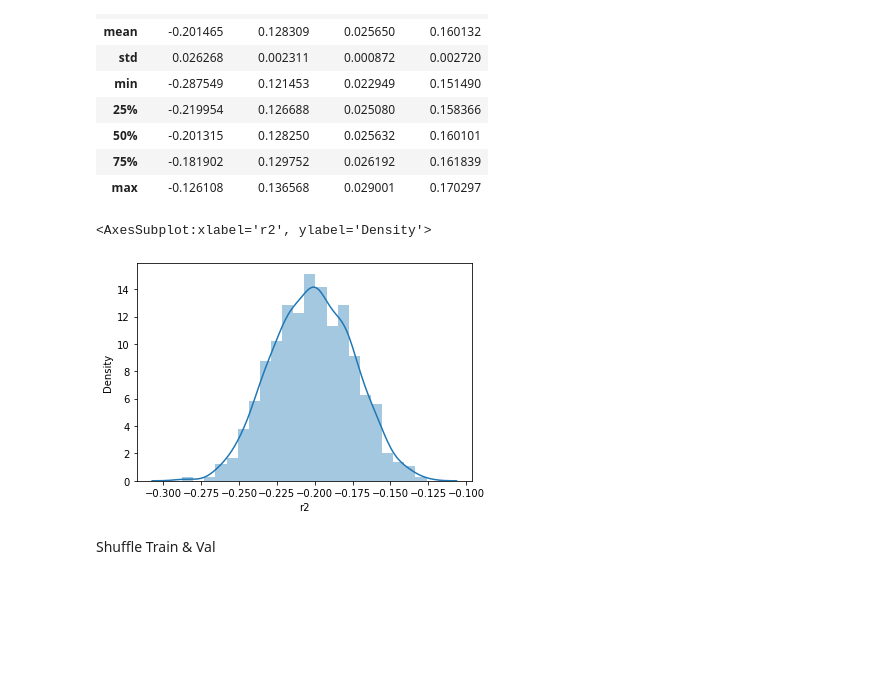
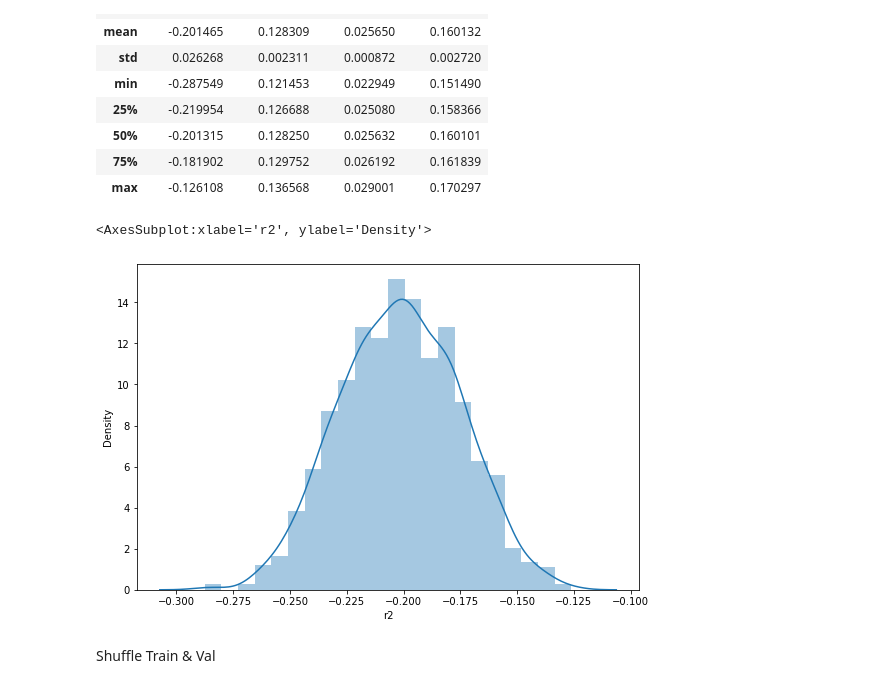
Before and after one commit to germanbarchi/OCEAN, a Jupyter notebook: bootstrapping/bootstrapping_results.ipynb, the cells around one changed output. Cells and saved outputs as stored; diff of their text form; code cells hidden in the pictures; blank space fills up the shorter version.

```diff
--- a/bootstrapping/bootstrapping_results.ipynb
+++ b/bootstrapping/bootstrapping_results.ipynb
@@ -59,10 +63,11 @@ df_sh_v[['r2','MAE','MSE','RMSE']].describe()
 | 75% | -0.181902 | 0.129752 | 0.026192 | 0.161839 |
 | max | -0.126108 | 0.136568 | 0.029001 | 0.170297 |
 # %%
+plt.figure(figsize=(9, 6))
 sns.distplot(df_sh_v['r2'])
 # %% [output]
 <AxesSubplot:xlabel='r2', ylabel='Density'>
-[figure, old version]
+[figure, new version]
 # %% [markdown]
 Shuffle Train & Val
 # %%
```
Also changed, not shown: parts of 5 cells of this notebook.
